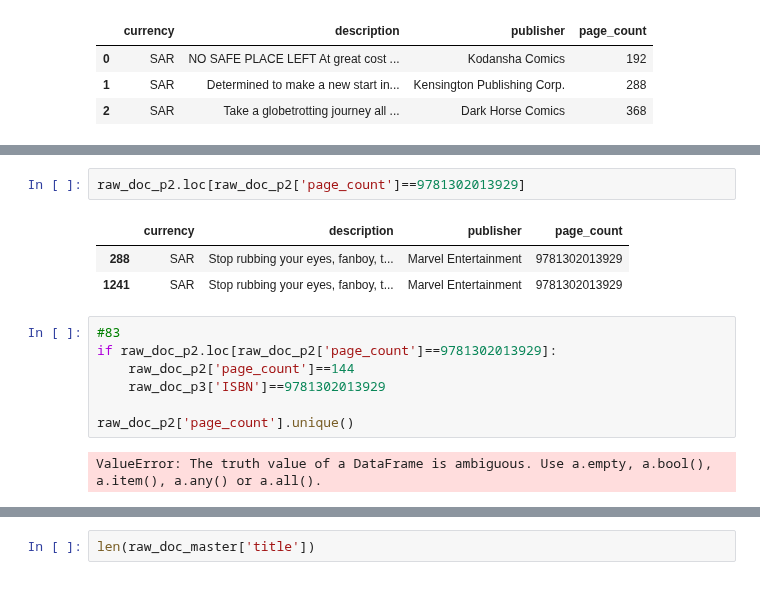
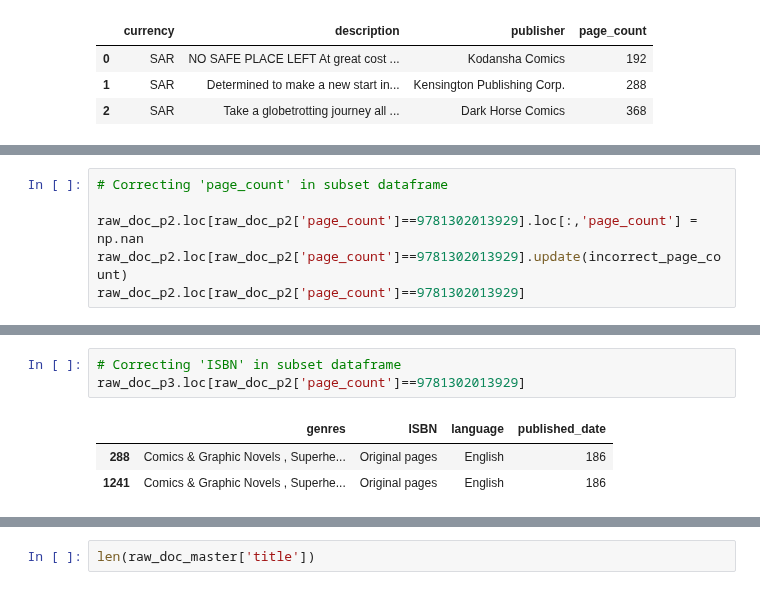
Before and after one commit to bigmikecreates/nlp-practice, a Jupyter notebook: src/notebooks/explore.ipynb, the cells around one changed output, grey strips where cells are left out. Cells and saved outputs as stored; diff of their text form.

Commit message:
update: more work on raw_doc_p2
- dealing further with chain indexing assignment and SettingsWithCopy Warning
- strategising best way of maintaining original dataframe

```diff
--- a/src/notebooks/explore.ipynb
+++ b/src/notebooks/explore.ipynb
@@ -295,0 +332,6 @@ The total page count is supposed to be 144, confirmed with <a href='https://www.
+# %%
+# Correcting 'page_count' in subset dataframe
+
+raw_doc_p2.loc[raw_doc_p2['page_count']==9781302013929].loc[:,'page_count'] = np.nan
+raw_doc_p2.loc[raw_doc_p2['page_count']==9781302013929].update(incorrect_page_count)
+raw_doc_p2.loc[raw_doc_p2['page_count']==9781302013929]
@@ -296,15 +352,7 @@ The total page count is supposed to be 144, confirmed with <a href='https://www.
 # %%
-raw_doc_p2.loc[raw_doc_p2['page_count']==9781302013929]
+# Correcting 'ISBN' in subset dataframe
+raw_doc_p3.loc[raw_doc_p2['page_count']==9781302013929]
 # %% [output]
-|  | currency | description | publisher | page_count |
-| 288 | SAR | Stop rubbing your eyes, fanboy, t... | Marvel Entertainment | 9781302013929 |
-| 1241 | SAR | Stop rubbing your eyes, fanboy, t... | Marvel Entertainment | 9781302013929 |
+|  | genres | ISBN | language | published_date |
+| 288 | Comics & Graphic Novels , Superhe... | Original pages | English | 186 |
+| 1241 | Comics & Graphic Novels , Superhe... | Original pages | English | 186 |
-# %%
-#83
-if raw_doc_p2.loc[raw_doc_p2['page_count']==9781302013929]:
-    raw_doc_p2['page_count']==144
-    raw_doc_p3['ISBN']==9781302013929
-
-raw_doc_p2['page_count'].unique()
-# %% [output]
-ValueError: The truth value of a DataFrame is ambiguous. Use a.empty, a.bool(), a.item(), a.any() or a.all().
```
Also changed, not shown: parts of 11 cells of this notebook, 1 other file.
